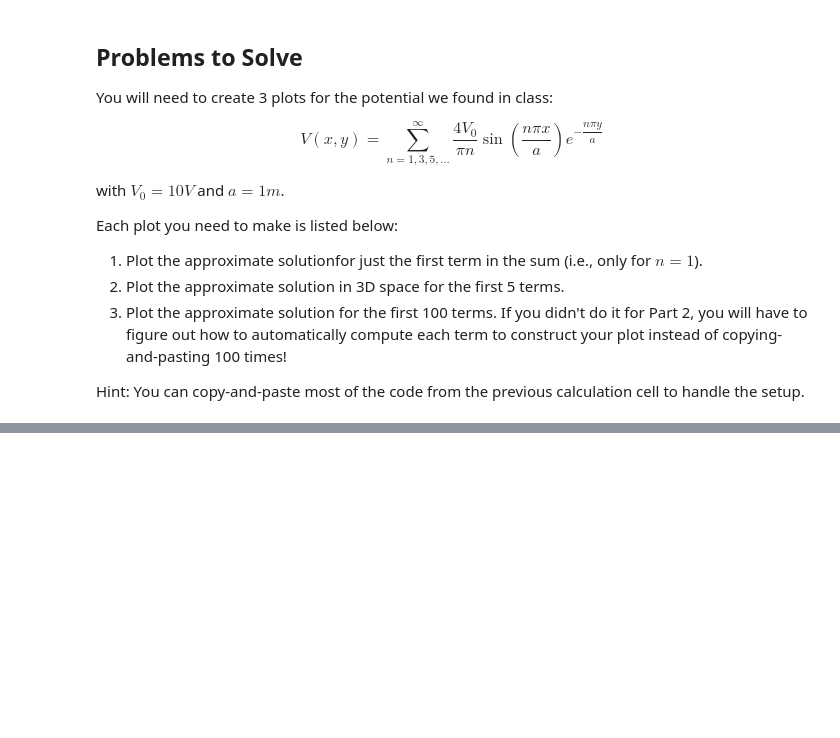
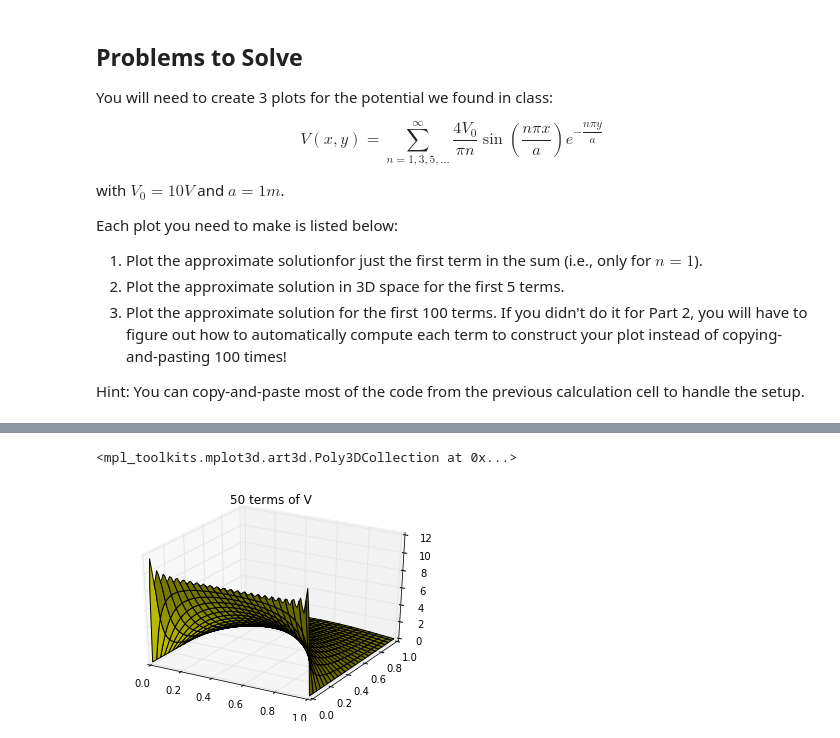
Before and after one commit to voetberg/481_hw_2018, a Jupyter notebook: HW7-3dPotentialPlot.ipynb, the cells around one changed output, grey strips where cells are left out. Saved outputs shown, nothing was run; the diff lists cells and outputs as text; code cells hidden in the pictures; blank space fills up the shorter version.

```diff
--- a/HW7-3dPotentialPlot.ipynb
+++ b/HW7-3dPotentialPlot.ipynb
@@ -70,0 +109,22 @@ Hint: You can copy-and-paste most of the code from the previous calculation cell
+# %%
+fig = plt.figure()
+ax = fig.add_subplot(111, projection='3d')
+
+a = 1
+V0 = 10
+
+x = np.linspace(0, 1, 100)
+y = np.linspace(0, 1, 100)
+X,Y = np.meshgrid(x,y)
+
+
+##From question 3
+V = 0
+N = 50
+for k in range(1,N-1,2):
+    V += 4*V0/(np.pi*k) * np.sin(k*np.pi*X/a) * np.e**(-k*np.pi*Y/a)
+plt.title("50 terms of V")
+ax.plot_surface(X, Y, V, rstride=4, cstride=4, color='y')
+# %% [output]
+<mpl_toolkits.mplot3d.art3d.Poly3DCollection at 0x...>
+[figure, added]
```
Also changed, not shown: parts of 7 cells of this notebook.
